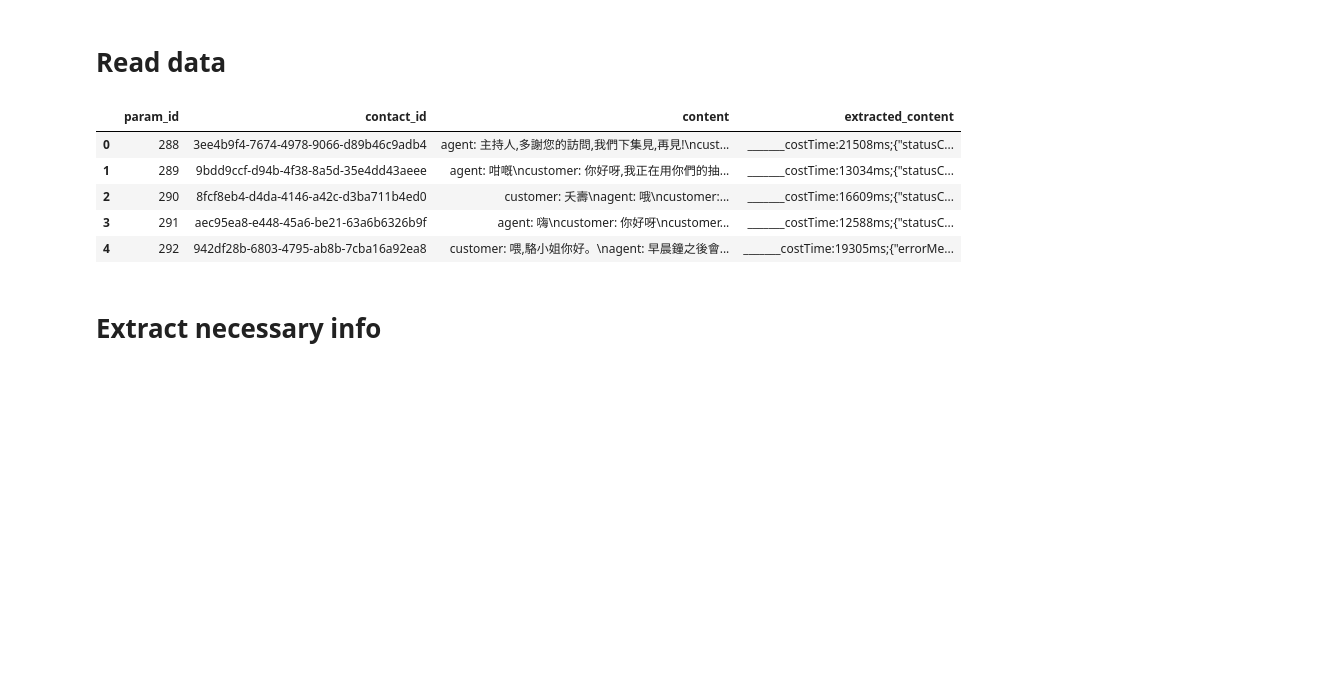
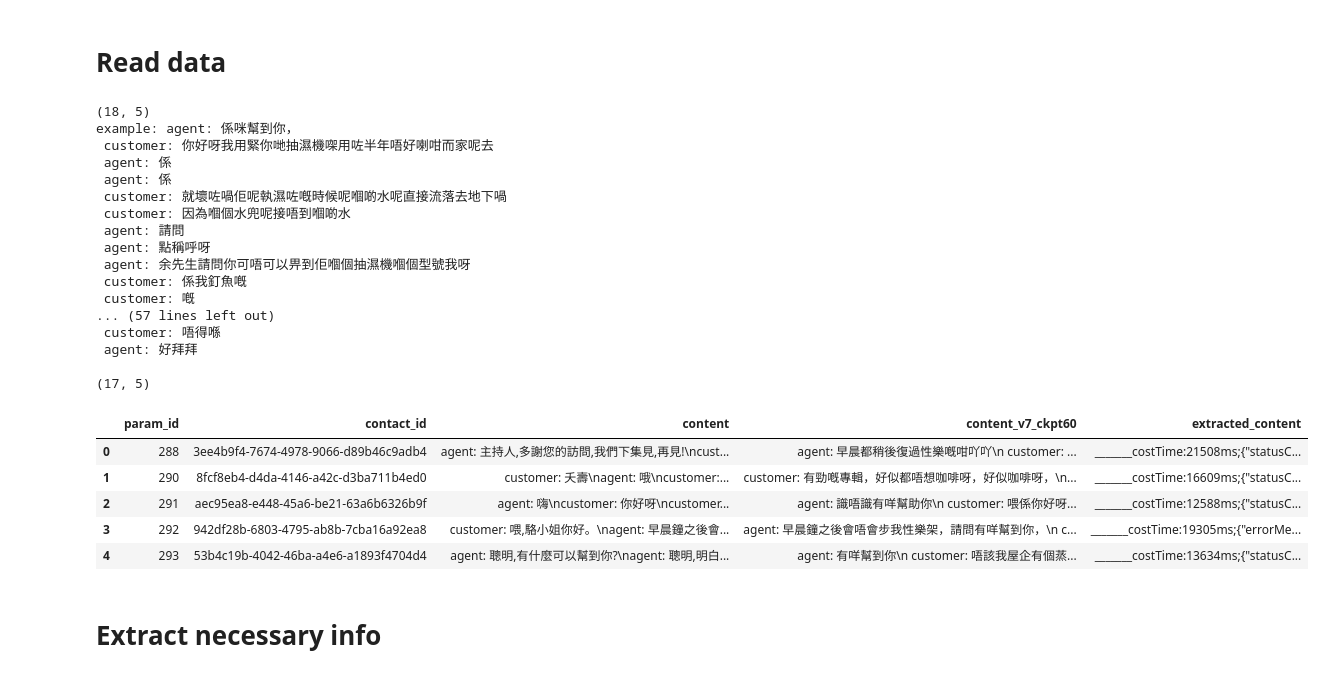
Before and after one commit to Chevolier/Qwen2, a Jupyter notebook: extract_info.ipynb, the cells around one changed output. Drawn from its saved outputs; the diff is of its cells as text; code cells hidden in the pictures; blank space fills up the shorter version.

```diff
--- a/extract_info.ipynb
+++ b/extract_info.ipynb
@@ -3,17 +3,45 @@
 # %%
 import pandas as pd
 
 data_dir = "data/对话文本.csv"
+data_dir = "../whisper/outputs/transcripts_v7_ckpt60.csv"
 
+# ckpt_name = 'ori'
+# dialogue_col = f'content'
+
+ckpt_name = 'v7_ckpt60'
+dialogue_col = f'content_{ckpt_name}'
 df = pd.read_csv(data_dir)
+print(df.shape)
+example = df.loc[1, dialogue_col]
+print(f"example: {example}")
+df = df.drop(1).reset_index(drop=True)
+print(df.shape)
 df.head()
 # %% [output]
+(18, 5)
+example: agent: 係咪幫到你，
+ customer: 你好呀我用緊你哋抽濕機㗎用咗半年唔好喇咁而家呢去
+ agent: 係
+ agent: 係
+ customer: 就壞咗喎佢呢執濕咗嘅時候呢嗰啲水呢直接流落去地下喎
+ customer: 因為嗰個水兜呢接唔到嗰啲水
+ agent: 請問
+ agent: 點稱呼呀
+ agent: 余先生請問你可唔可以畀到佢嗰個抽濕機嗰個型號我呀
+ customer: 係我釘魚嘅
+ customer: 嘅
+... (57 lines left out)
+ customer: 唔得喺
+ agent: 好拜拜
+
+(17, 5)
-|  | param_id | contact_id | content | extracted_content |
-| 0 | 288 | 3ee4b9f4-7674-4978-9066-d89b46c9adb4 | agent: 主持人,多謝您的訪問,我們下集見,再見!\ncust... | _______costTime:21508ms;{"statusC... |
-| 1 | 289 | 9bdd9ccf-d94b-4f38-8a5d-35e4dd43aeee | agent: 咁嘅\ncustomer: 你好呀,我正在用你們的抽... | _______costTime:13034ms;{"statusC... |
-| 2 | 290 | 8fcf8eb4-d4da-4146-a42c-d3ba711b4ed0 | customer: 夭壽\nagent: 哦\ncustomer:... | _______costTime:16609ms;{"statusC... |
-| 3 | 291 | aec95ea8-e448-45a6-be21-63a6b6326b9f | agent: 嗨\ncustomer: 你好呀\ncustomer... | _______costTime:12588ms;{"statusC... |
-| 4 | 292 | 942df28b-6803-4795-ab8b-7cba16a92ea8 | customer: 喂,駱小姐你好。\nagent: 早晨鐘之後會... | _______costTime:19305ms;{"errorMe... |
+|  | param_id | contact_id | content | content_v7_ckpt60 | extracted_content |
+| 0 | 288 | 3ee4b9f4-7674-4978-9066-d89b46c9adb4 | agent: 主持人,多謝您的訪問,我們下集見,再見!\ncust... | agent: 早晨都稍後復過性樂嘅咁吖吖\n customer: ... | _______costTime:21508ms;{"statusC... |
+| 1 | 290 | 8fcf8eb4-d4da-4146-a42c-d3ba711b4ed0 | customer: 夭壽\nagent: 哦\ncustomer:... | customer: 有勁嘅專輯，好似都唔想咖啡呀，好似咖啡呀，\n... | _______costTime:16609ms;{"statusC... |
+| 2 | 291 | aec95ea8-e448-45a6-be21-63a6b6326b9f | agent: 嗨\ncustomer: 你好呀\ncustomer... | agent: 識唔識有咩幫助你\n customer: 喂係你好呀... | _______costTime:12588ms;{"statusC... |
+| 3 | 292 | 942df28b-6803-4795-ab8b-7cba16a92ea8 | customer: 喂,駱小姐你好。\nagent: 早晨鐘之後會... | agent: 早晨鐘之後會唔會步我性樂架，請問有咩幫到你，\n c... | _______costTime:19305ms;{"errorMe... |
+| 4 | 293 | 53b4c19b-4042-46ba-a4e6-a1893f4704d4 | agent: 聰明,有什麼可以幫到你?\nagent: 聰明,明白... | agent: 有咩幫到你\n customer: 唔該我屋企有個蒸... | _______costTime:13634ms;{"statusC... |
 # %% [markdown]
 # Extract necessary info
 # %%
```
Also changed, not shown: parts of 53 cells of this notebook, 6 other files.
